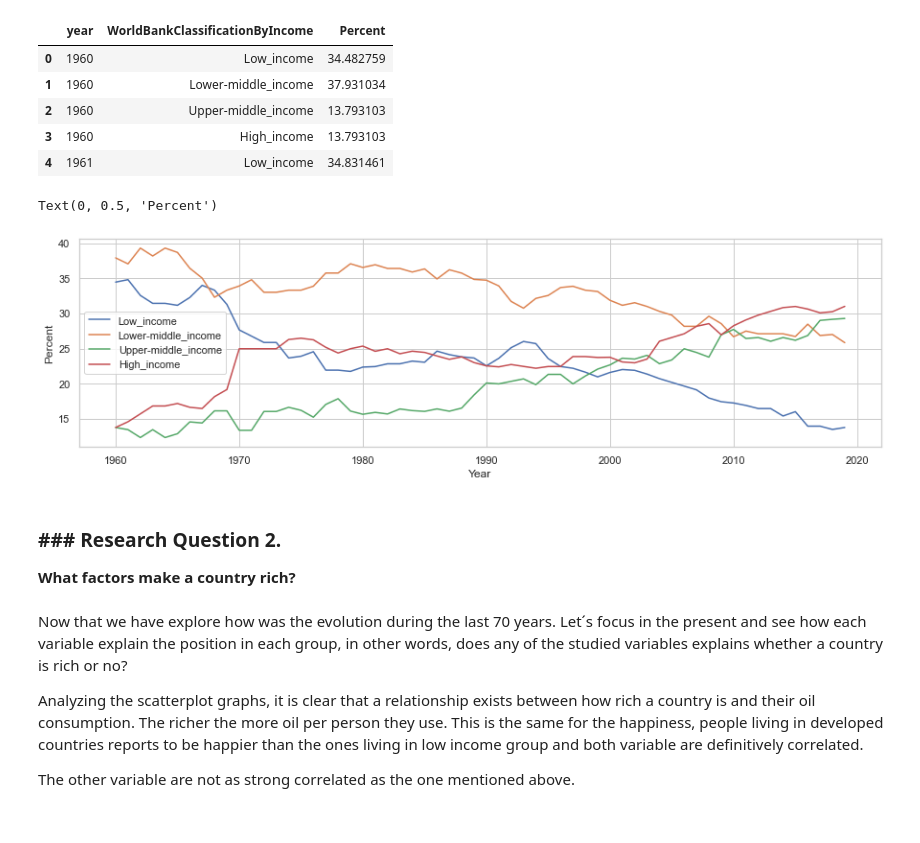
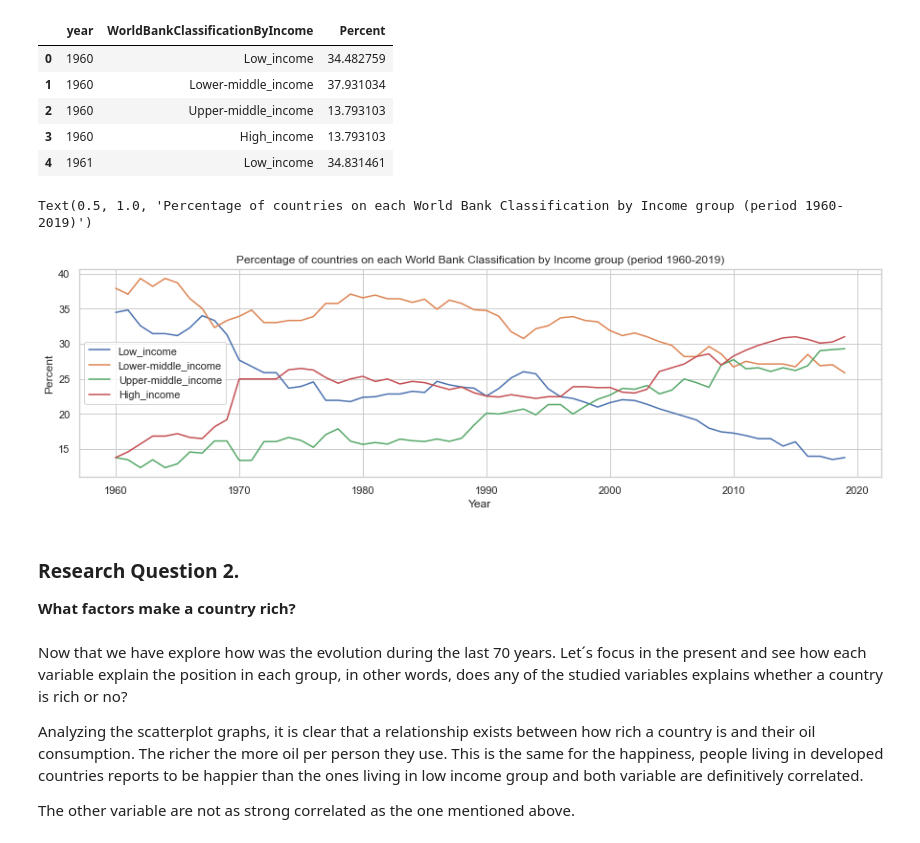
Before and after one commit to jmlunahuerta/IntroDataAnalysis_InvestigateDataset, a Jupyter notebook: InvestigateDataGapMinder.ipynb, the cells around one changed output. Cells and saved outputs as stored; diff of their text form; code cells hidden in the pictures.

```diff
--- a/InvestigateDataGapMinder.ipynb
+++ b/InvestigateDataGapMinder.ipynb
@@ -655,19 +674,20 @@ worlbankclas_peryear_percent.head()
 # %%
 fig, ax = plt.subplots( figsize=(15,4), sharey=True)
 
 
 # key gives the group name (i.e. category), data gives the actual values
 for key, data in worlbankclas_peryear_percent.groupby('WorldBankClassificationByIncome'):
     data.plot(x='year', y='Percent', ax=ax, label=key)
 
 
 plt.xlabel('Year')
 plt.ylabel('Percent')
+plt.title('Percentage of countries on each World Bank Classification by Income group (period 1960-2019)')
 # %% [output]
-Text(0, 0.5, 'Percent')
+Text(0.5, 1.0, 'Percentage of countries on each World Bank Classification by Income group (period 1960-2019)')
-[figure, old version]
+[figure, new version]
 # %% [markdown]
-### ### Research Question 2.
+### Research Question 2.
 **What factors make a country rich?**
 # %% [markdown]
 Now that we have explore how was the evolution during the last 70 years. Let´s focus in the present and see how each variable explain the position in each group, in other words, does any of the studied variables explains whether a country is rich or no?
```
Also changed, not shown: parts of 24 cells of this notebook, 1 other file.
